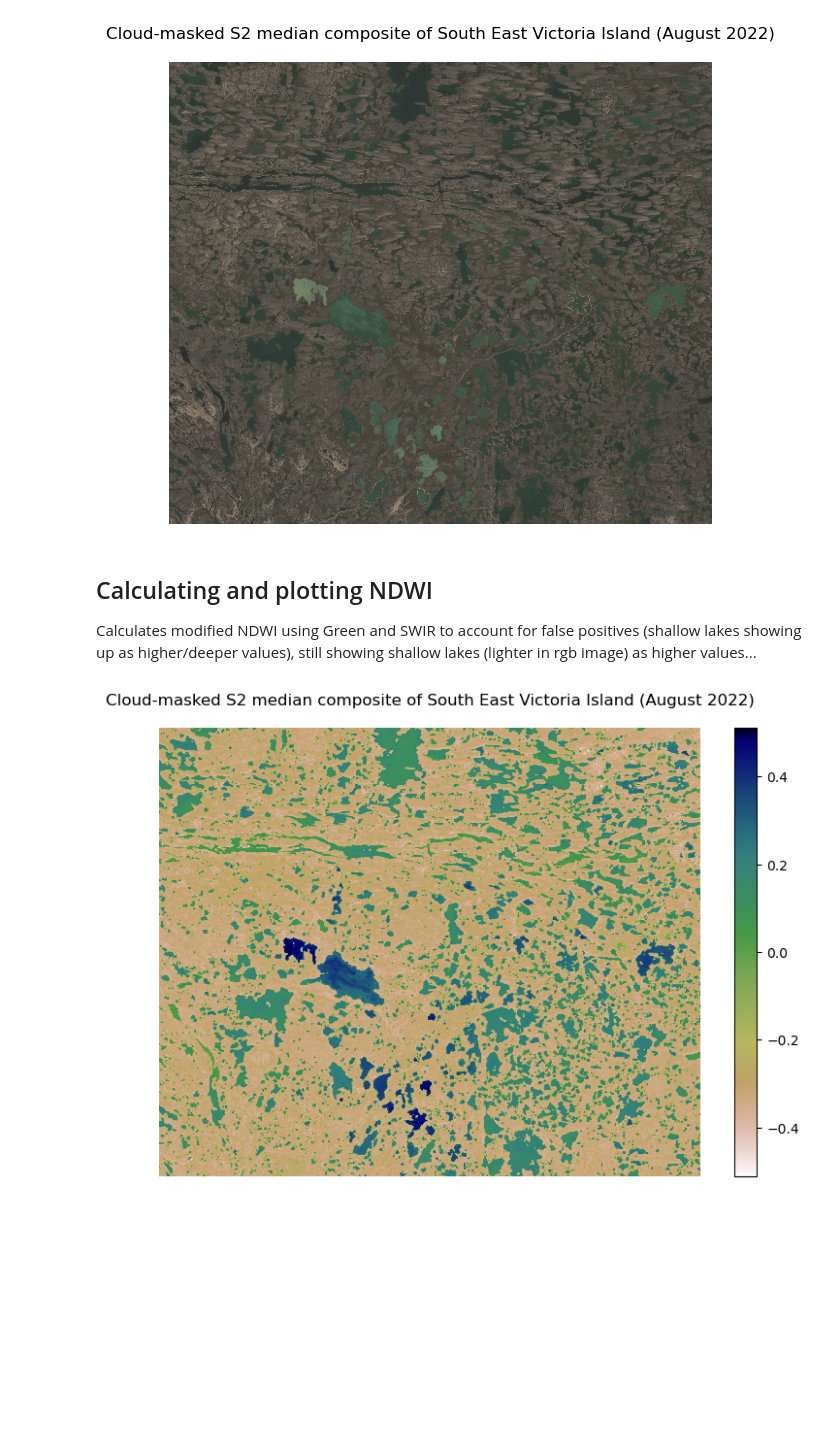
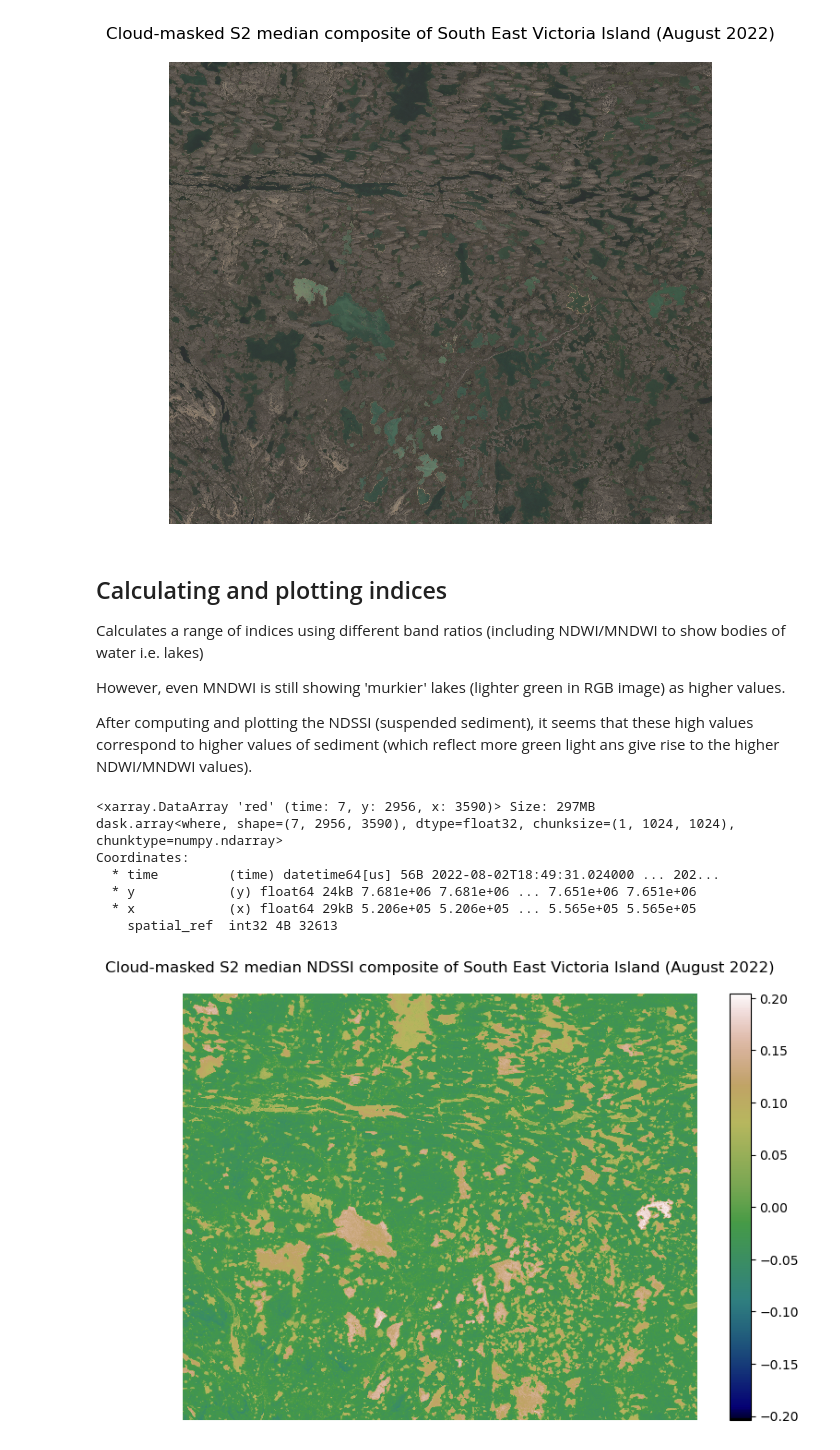
Before and after one commit to CharlieGamblin/EO-Induction, a Jupyter notebook: Practice Scripts/STAC_and_Cloud_Native.ipynb, the cells around one changed output. Cells and saved outputs as stored; diff of their text form; code cells hidden in the pictures; blank space fills up the shorter version.

Commit message:
- Exported new libs to .yml file
- Created some new images for MNDWI and NDSSI of Victoria Island

- Created a new script to attempt to convert .SAFE files from S3 to analysis-ready COGs.

```diff
--- a/Practice Scripts/STAC_and_Cloud_Native.ipynb
+++ b/Practice Scripts/STAC_and_Cloud_Native.ipynb
@@ -170,36 +175,57 @@ plt.show()
 # %% [output]
 [figure]
 # %% [markdown]
-## Calculating and plotting NDWI
+## Calculating and plotting indices
 
-Calculates modified NDWI using Green and SWIR to account for false positives (shallow lakes showing up as higher/deeper values), still showing shallow lakes (lighter in rgb image) as higher values...
+Calculates a range of indices using different band ratios (including NDWI/MNDWI to show bodies of water i.e. lakes)
+
+However, even MNDWI is still showing 'murkier' lakes (lighter green in RGB image) as higher values.
+
+After computing and plotting the NDSSI (suspended sediment), it seems that these high values correspond to higher values of sediment (which reflect more green light ans give rise to the higher NDWI/MNDWI values).
 # %%
-# Extracts the NIR, SWIR and green bands from the Victoria_Island dataset object, this returns xarray data arrays
-# (due to passing values in single brackets).
+# Extracts the Red and Green bands from the existing masked rgb dataset and the NIR, SWIR, and Red Edge bands from the
+# Victoria_Island dataset object, this returns xarray data arrays (due to the use of single brackets).
 
 
+Red = rgb['red']
+Green = rgb['green']
 Near_IR = Victoria_Island_data['nir'].where(good)
-Green = rgb['green'].where(good)
 Short_wave_IR = Victoria_Island_data['swir16'].where(good)
-Red_edge = Victoria_Island_data['rededge']
+Red_edge = Victoria_Island_data['rededge'].where(good)
 
-# Then calculates NDWI, Red_Edge_NDWI and MNDWI (Modified Normalised Difference Water Index), plots MNDWI.
-# Does this as NDWI resulted in false positives, likely due to algae/sediment in shallow lakes reflecting more green light.
+print(Red)
+
+# Then calculates NDWI, Red_Edge_NDWI, MNDWI, NDCI, and NDSSI.
+# Does this as NDWI resulted in shallow lakes having higher NDWI values, likely due to algae/sediment in shallow lakes
+# reflecting more green light.
+
 
 #Normalised_Difference_Water_Index = (Green - Near_IR)/(Green + Near_IR)
 
 Modified_Normalised_Difference_Water_Index = (Green - Short_wave_IR)/(Green + Short_wave_IR)
+Red_edge_NDWI = (Green - Red_edge)/(Green + Red_edge)
+Chlorophyll_Index = (Red_edge - Red)/(Red_edge + Red)
+Suspended_Sediment_Index = (Green-Red)/(Green + Red)
 
-Red_edge_NDWI = (Green - Red_edge)/(Green + Red_edge)
+
+# Takes a median across the time dimension, as in the previous composite.
 
 Victoria_Island_MNDWI = Modified_Normalised_Difference_Water_Index.median('time')
-
 Victoria_Island_Red_edge_NDWI = Red_edge_NDWI.median('time')
+Victoria_Island_NDCI = Chlorophyll_Index.median('time')
+Victoria_Island_NDSSI = Suspended_Sediment_Index.median('time')
 
 plt.figure(figsize=(9, 6))
-Victoria_Island_MNDWI.plot.imshow(cmap='gist_earth_r')
+Victoria_Island_NDSSI.plot.imshow(cmap='gist_earth')
 plt.axis('off')
-plt.title('Cloud-masked S2 median composite of South East Victoria Island (August 2022)')
+plt.title('Cloud-masked S2 median NDSSI composite of South East Victoria Island (August 2022)')
 plt.show()
 # %% [output]
+<xarray.DataArray 'red' (time: 7, y: 2956, x: 3590)> Size: 297MB
+dask.array<where, shape=(7, 2956, 3590), dtype=float32, chunksize=(1, 1024, 1024), chunktype=numpy.ndarray>
+Coordinates:
+  * time         (time) datetime64[us] 56B 2022-08-02T18:49:31.024000 ... 202...
+  * y            (y) float64 24kB 7.681e+06 7.681e+06 ... 7.651e+06 7.651e+06
+  * x            (x) float64 29kB 5.206e+05 5.206e+05 ... 5.565e+05 5.565e+05
+    spatial_ref  int32 4B 32613
-[figure, old version]
+[figure, new version]
```
Also changed, not shown: parts of 2 cells of this notebook, 11 other files.
